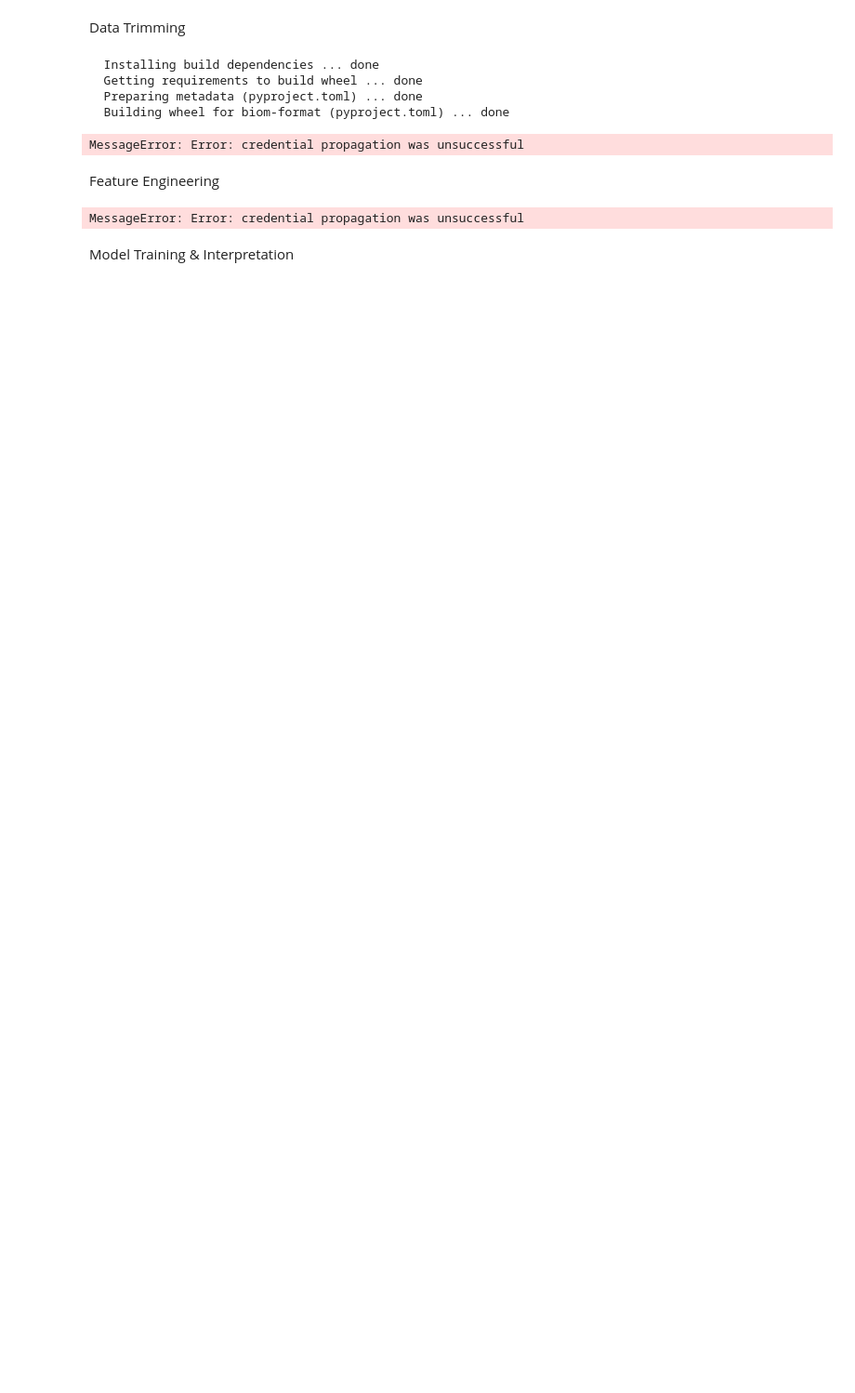
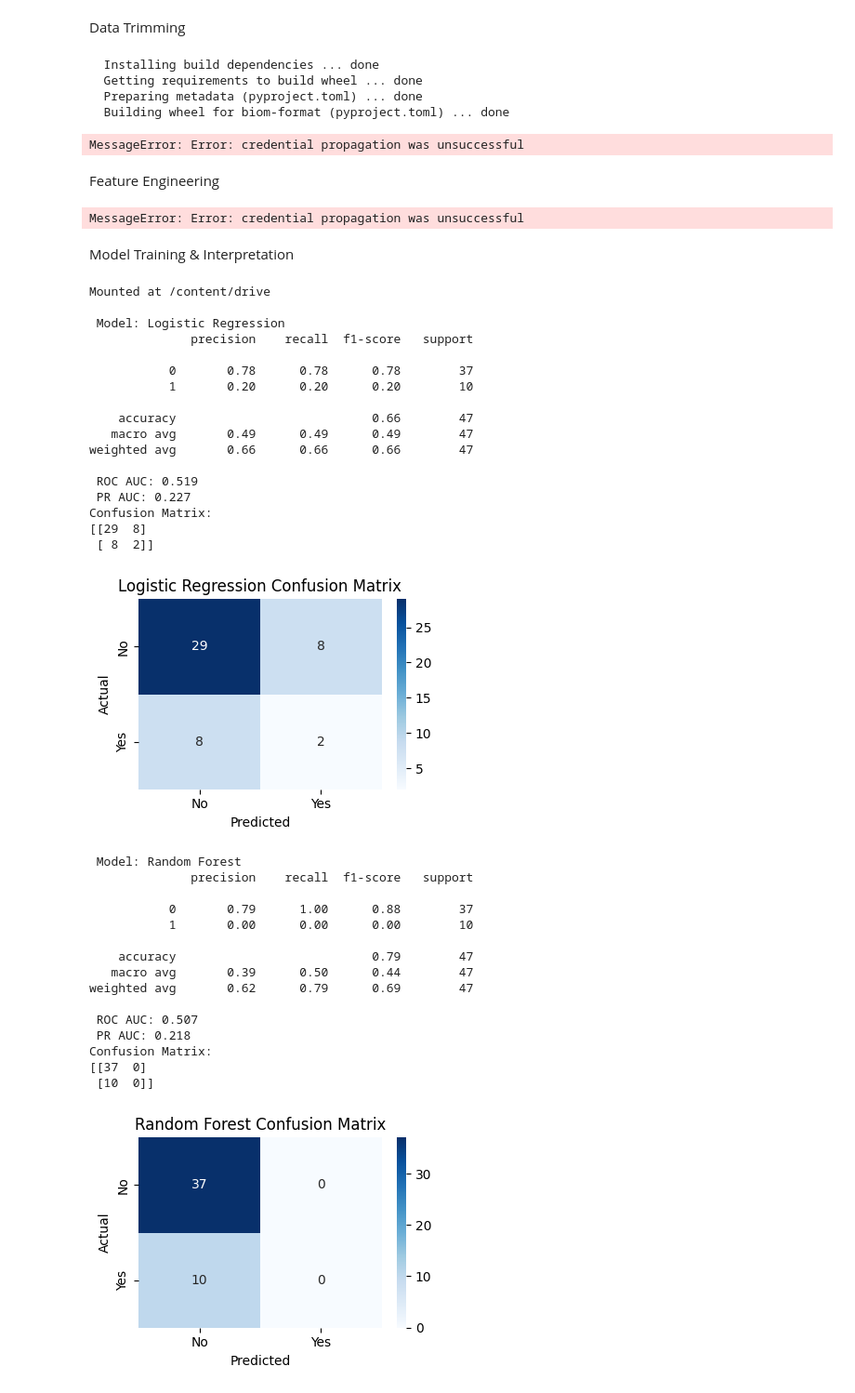
Before and after one commit to Samueljclark/AGP_PIPELINE, a Jupyter notebook: agp_pipeline.ipynb, the cells around one changed output. Shown at 93% size. Cells and saved outputs as stored; diff of their text form; code cells hidden in the pictures; blank space fills up the shorter version.

```diff
--- a/agp_pipeline.ipynb
+++ b/agp_pipeline.ipynb
@@ -204,6 +250,33 @@ MessageError: Error: credential propagation was unsuccessful
 # %% [markdown]
 Model Training & Interpretation
 # %%
+# Model Training & Interpretation
+#
+# What this does
+#   Load X/y, stratified 80/20 split (fixed seed).
+#   Scale only models that need it (e.g., LogisticRegression via StandardScaler);
+#     tree models (RF/GB/XGB/LGBM) use raw features.
+#   Handle class imbalance ONE way:
+#     EITHER use `scale_pos_weight` from the ORIGINAL y_train (pre-SMOTE),
+#     OR apply SMOTE on the training fold
+#   GridSearchCV (5-fold, ROC-AUC) over:
+#     LogisticRegression, RandomForest, GradientBoosting, XGBoost, LightGBM.
+#   Evaluate on the held-out test set:
+#     accuracy, precision, recall, F1 (positive class), ROC-AUC, PR-AUC,
+#     and a confusion matrix.
+#   Interpret the best tree model with SHAP:
+#     global importance mean SHAP + a few high-confidence positive cases.
+#
+# Inputs
+#   • otu_processed.csv
+#   • y_labels.csv
+#
+# Outputs (printed/plots)
+#   • Test metrics + classification report.
+#   • ROC and PR curves, confusion matrix heatmap.
+#   • SHAP global bar plot + individual force/decision plots.
+
+
 import pandas as pd
 import numpy as np
 import matplotlib.pyplot as plt
@@ -345,33 +418,68 @@ for name, model in models.items():
 
 print("\n\SHAP Waterfall Plots for Correctly Predicted Yes Cases")
 for name, model in models.items():
     if name in ["Random Forest", "XGBoost", "Gradient Boosting", "LightGBM"]:
         explainer = shap.Explainer(model, X_train_scaled)
         shap_values = explainer(X_test_scaled, check_additivity=False)
         y_pred = model.predict(X_test_scaled)
         correct_yes_mask = (y_test == 1) & (y_pred == 1)
         correct_yes_indices = np.where(correct_yes_mask)[0]
         if len(correct_yes_indices) > 0:
             print(f"\n{name} - {len(correct_yes_indices)} Correctly Predicted Yes Cases")
             for i, idx in enumerate(correct_yes_indices):
                 sample_idx = X_test_scaled.index[idx]
-                print(f"\n{name} SHAP for Correctly Predicted 'Yes' Case {i+1} (Index: {sample_idx})")
+                print(f"\n{name} SHAP for Correctly Predicted Yes Case {i+1} (Index: {sample_idx})")
                 shap.plots.waterfall(shap_values[idx], max_display=15)
 
 explainer_lgb = shap.Explainer(lgb_grid.best_estimator_, X_train_scaled)
 shap_values_lgb = explainer_lgb(X_test_scaled, check_additivity=False)
 shap_values_mean = np.abs(shap_values_lgb.values).mean(axis=0)
 top_features = pd.DataFrame({
     'Feature': X_test_scaled.columns,
     'SHAP Importance': shap_values_mean
 }).sort_values(by='SHAP Importance', ascending=False)
 
-print("\n\Top SHAP Features (LightGBM):")
+print("\nTop SHAP Features (LightGBM):")
 display(top_features.head(10))
 
 plt.figure(figsize=(8, 5))
 plt.barh(top_features['Feature'].head(10)[::-1], top_features['SHAP Importance'].head(10)[::-1])
-plt.xlabel("Mean |SHAP Value|")
+plt.xlabel("Mean SHAP Value")
 plt.title("Top 10 Global SHAP Features (LightGBM)")
 plt.tight_layout()
 plt.show()
+# %% [output]
+Mounted at /content/drive
+
+ Model: Logistic Regression
+              precision    recall  f1-score   support
+
+           0       0.78      0.78      0.78        37
+           1       0.20      0.20      0.20        10
+
+    accuracy                           0.66        47
+   macro avg       0.49      0.49      0.49        47
+weighted avg       0.66      0.66      0.66        47
+
+ ROC AUC: 0.519
+ PR AUC: 0.227
+Confusion Matrix:
+[[29  8]
+ [ 8  2]]
+[figure, added]
+ Model: Random Forest
+              precision    recall  f1-score   support
+
+           0       0.79      1.00      0.88        37
+           1       0.00      0.00      0.00        10
+
+    accuracy                           0.79        47
+   macro avg       0.39      0.50      0.44        47
+weighted avg       0.62      0.79      0.69        47
+
+ ROC AUC: 0.507
+ PR AUC: 0.218
+Confusion Matrix:
+[[37  0]
+ [10  0]]
+[figure, added]
```
Also changed, not shown: parts of 3 cells of this notebook.
